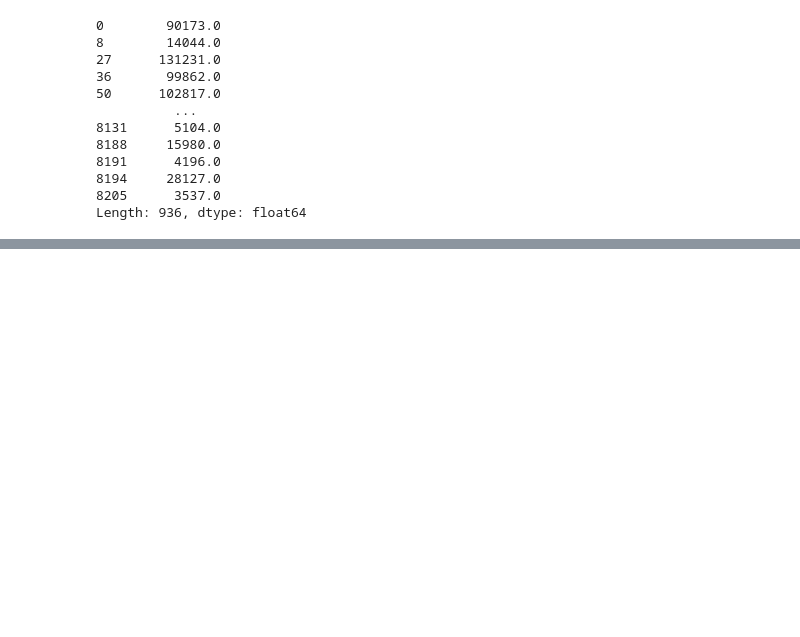
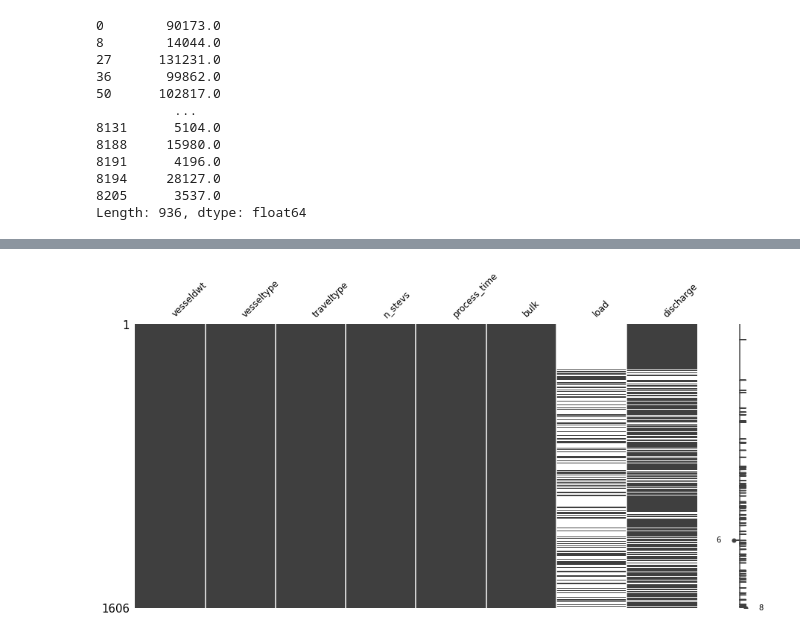
Before and after one commit to Kamal-Eldin/Logistics_transshipment, a Jupyter notebook: Quinyx.ipynb, the cells around one changed output, grey strips where cells are left out. Saved outputs shown, nothing was run; the diff lists cells and outputs as text; code cells hidden in the pictures; blank space fills up the shorter version.

```diff
--- a/Quinyx.ipynb
+++ b/Quinyx.ipynb
@@ -185,0 +207,6 @@ A load model and a discharge model
+# %%
+# 3. construct process_time feature
+ata = pd.to_datetime(df['ata']).dt.date
+atd = pd.to_datetime(df['atd']).dt.date
+feature_df['process_time'] = (atd - ata).dt.days
+feature_df
@@ -185,0 +232,11 @@ A load model and a discharge model
+# %%
+# 4. construct the bulk_type feature
+disc_liquid = disc_liquid[~ disc_liquid.index.duplicated()]
+solid_bulk = pd.concat([load_solid, disc_solid], axis = 1)
+solid_bulk.insert(0,'bulk', value ='solid')
+liquid_bulk = pd.concat([load_liquid, disc_liquid], axis = 1)
+liquid_bulk.insert(0,'bulk',value= 'liquid')
+
+targs = pd.concat([solid_bulk, liquid_bulk], axis= 0)
+targs.columns = ['bulk','load', 'discharge']
+targs
@@ -185,0 +257,3 @@ A load model and a discharge model
+# %%
+feature_df = feature_df.join(targs, how= 'right')
+feature_df
@@ -185,0 +276,3 @@ A load model and a discharge model
+# %%
+feature_df['vesseltype'] = feature_df['vesseltype'].astype('category')
+feature_df[['vesseltype','traveltype','bulk']].describe()
@@ -185,0 +285,5 @@ A load model and a discharge model
+# %%
+msno.matrix(feature_df.sort_values(by=['vesseltype'], ascending=True), figsize= (15,7), fontsize = 12)
+plt.show()
+# %% [output]
+[figure, added]
```
Also changed, not shown: parts of 72 cells of this notebook, 12 other files.
